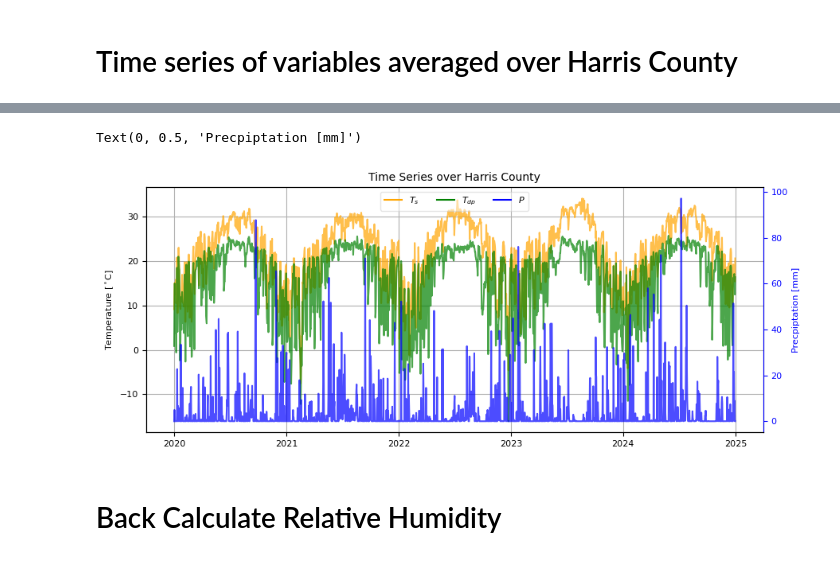
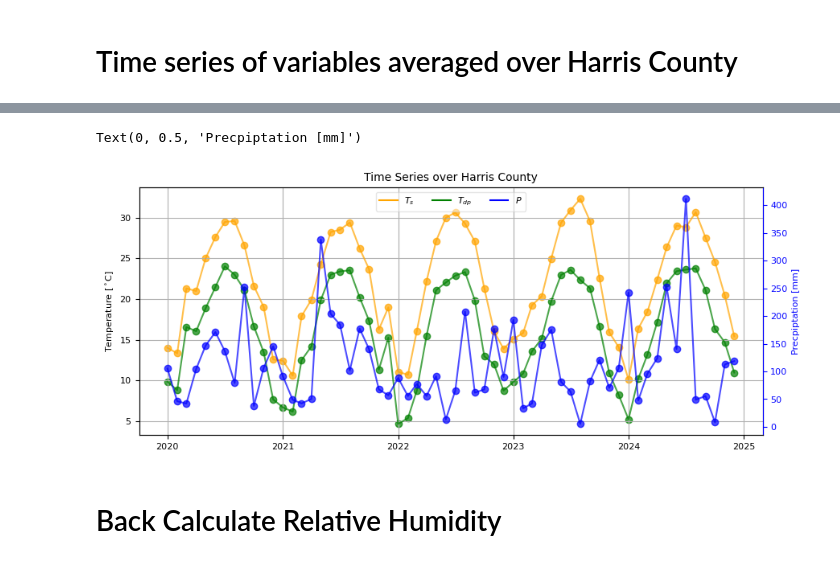
Before and after one commit to sd9616/wastewater, a Jupyter notebook: Monthly_PRISM_netcdf_calc_twbs.ipynb, the cells around one changed output, grey strips where cells are left out. Drawn from its saved outputs; the diff is of its cells as text; code cells hidden in the pictures.

Commit message:
Created nc files for daily & monthly + save plots

```diff
--- a/Monthly_PRISM_netcdf_calc_twbs.ipynb
+++ b/Monthly_PRISM_netcdf_calc_twbs.ipynb
@@ -344,7 +344,7 @@ def create_array_with_step(N, start_value, step):
     return np.array(result_array)
 # %%
 variables = ['tmean', 'tdmean', 'ppt']
-years = ['2021', '2022', '2023']
+years = ['2020', '2021', '2022', '2023', '2024']
 months = ['01', '02', '03', '04', '05', '06', '07', '08', '09', '10', '11', '12']
 
 for var in variables:
@@ -532,11 +532,11 @@ PRISM_tmean_stable_4kmM3_202111
 # Plot the Harris County data for 202101 to check
 HC_bounds = [-96.1, -94.8, 29.45, 30.25]
 
-var = 'tmean'
+var = 'ppt'
 date = '202101'
 year = date[:4]
 mon = date[4:]
-datestr = pd.to_datetime(datestr, format="%Y%m")
+datestr = pd.to_datetime(date, format="%Y%m")
 
 shapefile = os.path.join(home, 'tl_2024_us_county', 'tl_2024_us_county.shp')
 counties = gpd.read_file(shapefile)
@@ -595,14 +595,16 @@ years = ['2020', '2021', '2022', '2023', '2024']
 for var in variables:
     for year in years:
         homedir = os.path.join(home, f'{var}', 'netcdf')
-        files = glob.glob(os.path.join(homedir, f'Harris_County_PRISM_{var}_stable_4km{daily}_{year}*.nc'))
+        files = glob.glob(os.path.join(homedir, f'Harris_County_PRISM_{var}_stable_4km{monthly}_{year}*.nc'))
         files.sort()
 
+        print(year, "# of files", len(files))
         ds = xr.open_mfdataset(files, concat_dim = 'time', combine = 'nested').load()
 
-        outfile = os.path.join(home, homedir, f'Harris_County_PRISM_{var}_stable_4kmY2_{year}.nc')
+        outfile = os.path.join(home, homedir, f'Harris_County_PRISM_{var}_stable_4km{monthly}_{year}.nc')
 
         if os.path.exists(outfile):
             os.remove(outfile)
 
         ds.to_netcdf(outfile)
+        print("Created: ", outfile)
@@ -617,7 +630,7 @@ for i, var in enumerate(variables):
     homedir = os.path.join(home, f'{var}', 'netcdf')
     files = []
     for year in years:
-        files.append(os.path.join(home, homedir, f'Harris_County_PRISM_{var}_stable_4kmY2_{year}.nc'))
+        files.append(os.path.join(home, homedir, f'Harris_County_PRISM_{var}_stable_4km{monthly}_{year}.nc'))
 
     ds = xr.open_mfdataset(files, concat_dim = 'time', combine= 'nested')
 
@@ -628,35 +641,35 @@ for i, var in enumerate(variables):
 
     if var == 'ppt':
         twin1 = ax.twinx()
         axplot = twin1
         twin1.spines['right'].set_color(color)
         twin1.tick_params(axis='x', colors=color)
         twin1.tick_params(axis='y', colors=color)
         twin1.set_ylabel('Precpiptation [mm]', color = color)
     else:
         axplot = ax
 
     # Plot
     ds_mean[var].plot(x = 'time', ax = axplot, color=color, alpha = 0.7)
-#     ds_mean[var].plot.scatter(x = 'time', ax = axplot, color=color, alpha = 0.7)
+    ds_mean[var].plot.scatter(x = 'time', ax = axplot, color=color, alpha = 0.7)
 
 # Add a legend manually if needed
 labels = ['$T_{s}$', r'$T_{dp}$', r'$P$']
 # Create custom legend items
 legend_elements = [
     Line2D([0], [0], color=colors[0], label=labels[0]),
     Line2D([0], [0], color=colors[1], label=labels[1]),
     Line2D([0], [0], color=colors[2], label=labels[2])
 ]
 ax.legend(ncol = 3, handles=legend_elements, loc = 'upper center',fancybox=True, framealpha=0.5)
 ax.set_xlabel('')
 ax.set_ylabel(r'Temperature [$^\circ$C]')
 ax.grid()
 ax.set_title('Time Series over Harris County', fontsize = 10)
 twin1.set_ylabel('Precpiptation [mm]', color = color)
 # %% [output]
 Text(0, 0.5, 'Precpiptation [mm]')
-[figure, old version]
+[figure, new version]
 # %% [markdown]
 # Back Calculate Relative Humidity
 # %%
```
Also changed, not shown: parts of 9 cells of this notebook, 1 other file.
